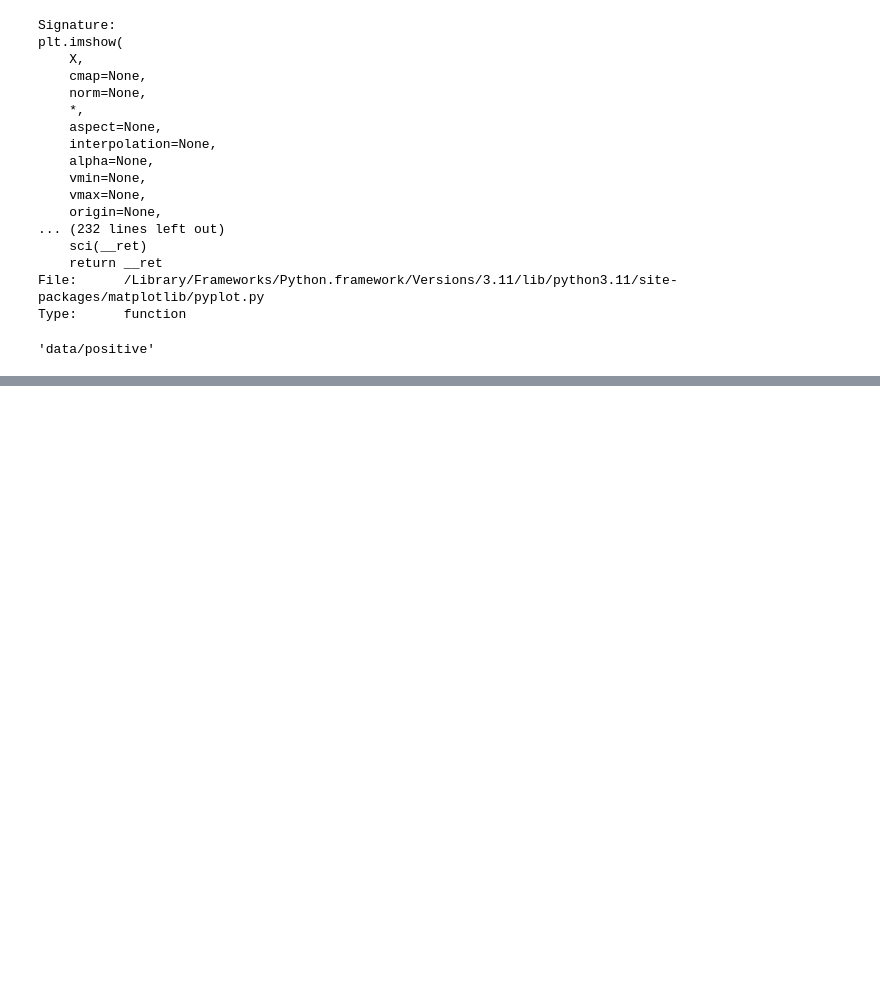
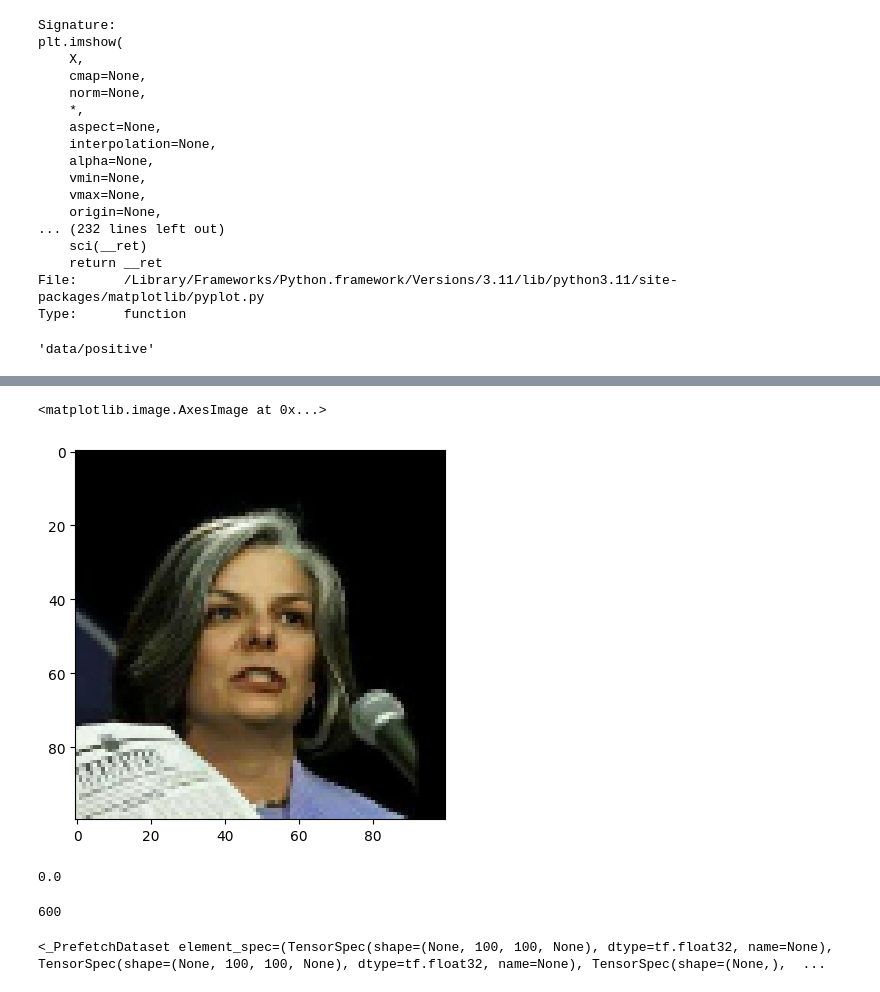
Before and after one commit to zaneprice5/siamese-nn, a Jupyter notebook: code.ipynb, the cells around one changed output, grey strips where cells are left out. Cells and saved outputs as stored; diff of their text form; code cells hidden in the pictures; blank space fills up the shorter version.

```diff
--- a/code.ipynb
+++ b/code.ipynb
@@ -75,0 +221,7 @@ os.makedirs(ANC_PATH)
+# %%
+#dataloader pipeline
+data = data.map(preprocess_twin)
+data = data.cache()
+data = data.shuffle(buffer_size=1024)
+# %%
+samples = data.as_numpy_iterator()
@@ -75,0 +232,15 @@ os.makedirs(ANC_PATH)
+# %%
+samp = samples.next()
+# %%
+plt.imshow(samp[1])
+# %% [output]
+<matplotlib.image.AxesImage at 0x...>
+[figure, added]
+# %%
+samp[2]
+# %% [output]
+0.0
+# %%
+round(len(data))
+# %% [output]
+600
@@ -75,0 +252,5 @@ os.makedirs(ANC_PATH)
+# %%
+train_data
+#now our format is different betcause we are batching by 16 datapoints
+# %% [output]
+<_PrefetchDataset element_spec=(TensorSpec(shape=(None, 100, 100, None), dtype=tf.float32, name=None), TensorSpec(shape=(None, 100, 100, None), dtype=tf.float32, name=None), TensorSpec(shape=(None,),  ...
```
Also changed, not shown: parts of 38 cells of this notebook, 3 other files.
